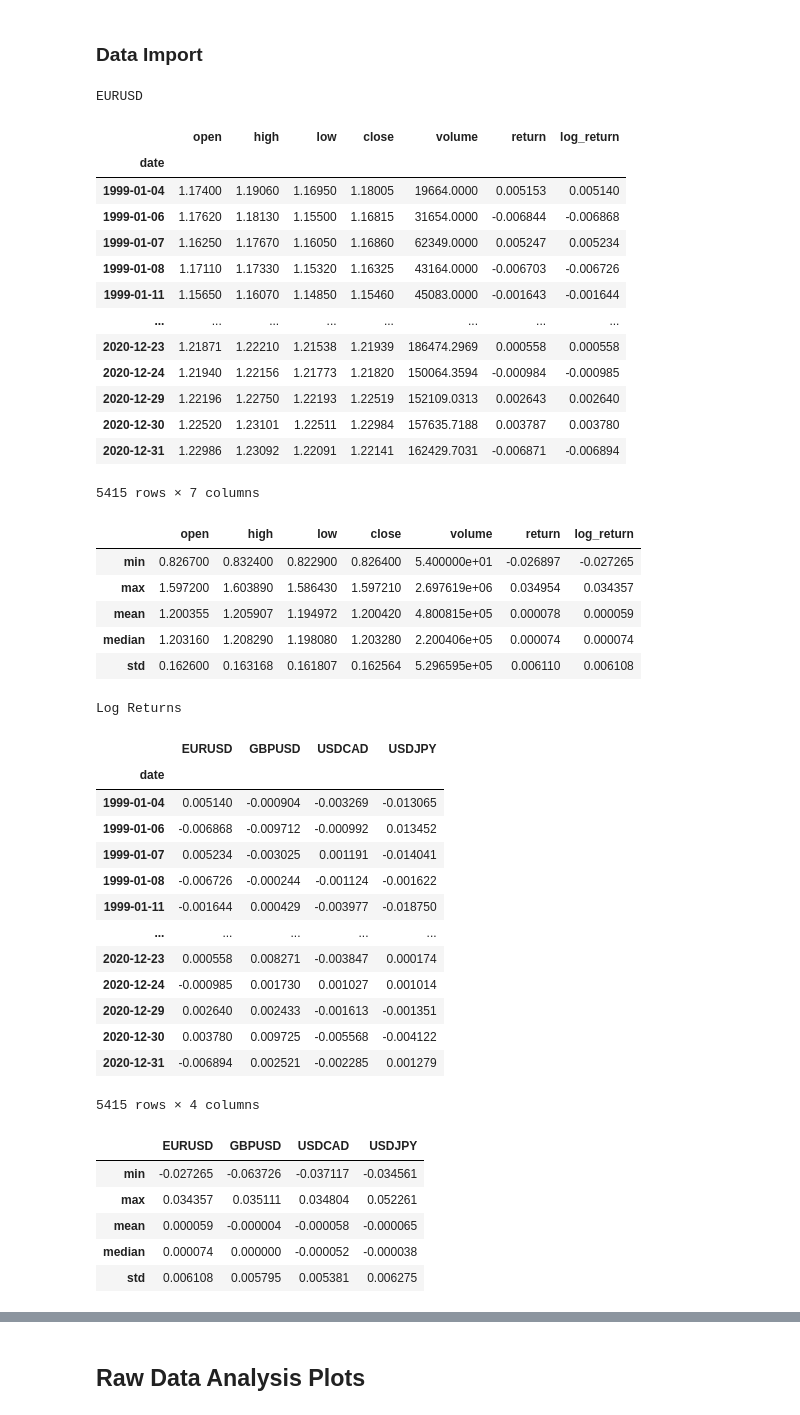
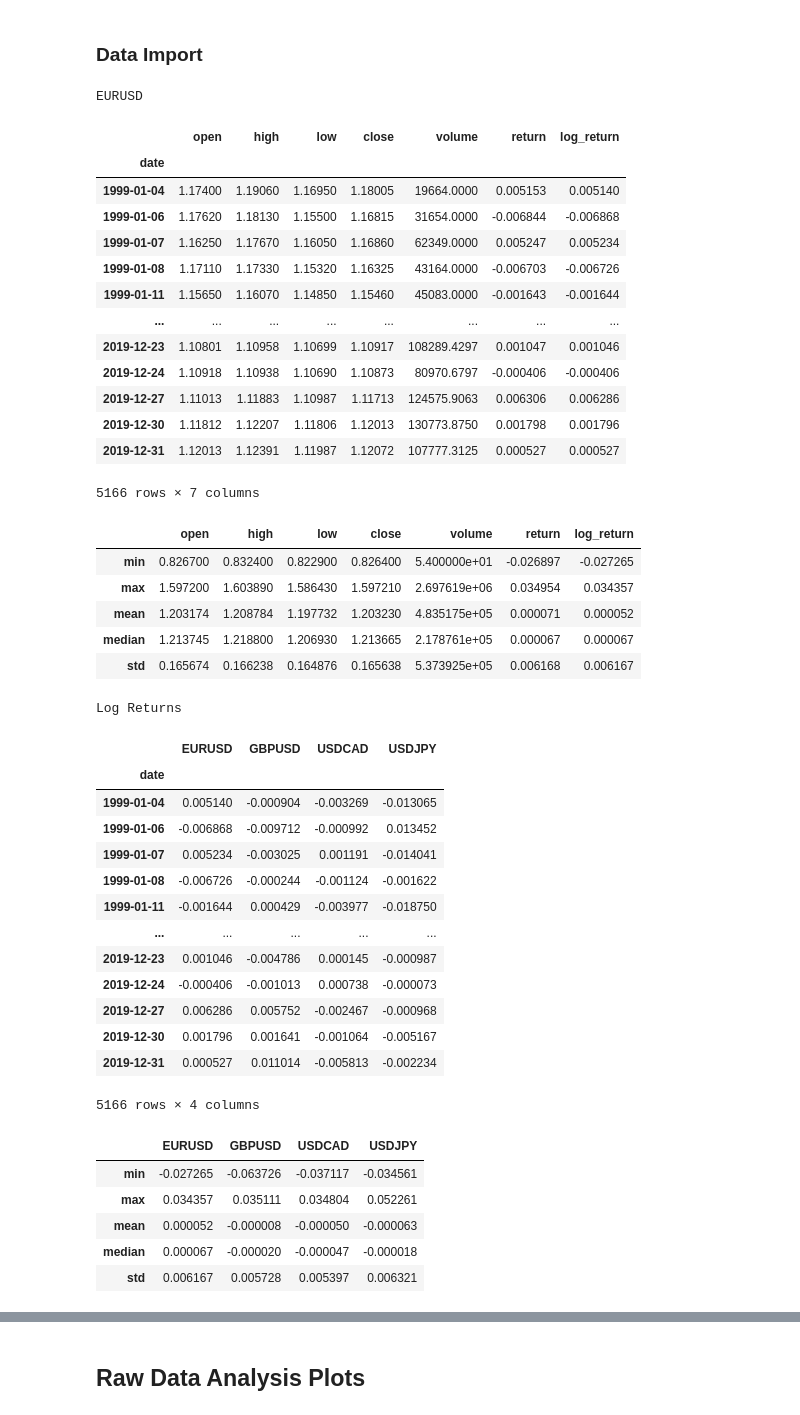
Before and after one commit to cameronperot/qbm-quant-finance, a Jupyter notebook: notebooks/data_analysis.ipynb, the cells around one changed output, grey strips where cells are left out. Drawn from its saved outputs; the diff is of its cells as text; code cells hidden in the pictures.

```diff
--- a/notebooks/data_analysis.ipynb
+++ b/notebooks/data_analysis.ipynb
@@ -56,7 +56,7 @@ plots_dir = project_dir / "results/plots/data_analysis"
 
 data_source = "dukascopy"
 start_date = datetime(1999, 1, 1)
-end_date = datetime(2020, 12, 31)
+end_date = datetime(2019, 12, 31)
 currency_pairs = ["EURUSD", "GBPUSD", "USDCAD", "USDJPY"]
 
 dfs, log_returns_raw = load_raw_data(
@@ -64,45 +64,45 @@ dfs, log_returns_raw = load_raw_data(
     data_source,
     start_date=datetime(1990, 1, 1),
     end_date=datetime(2021, 12, 31),
 )
 log_returns_raw.to_csv(data_dir / f"train/{data_source}.csv")
 
 # filter dates
 for pair, df in dfs.items():
     dfs[pair] = df.loc[(df.index >= start_date) & (df.index <= end_date)]
 log_returns_raw = log_returns_raw.loc[
     (log_returns_raw.index >= start_date) & (log_returns_raw.index <= end_date)
 ]
 
 print("EURUSD")
 display(dfs["EURUSD"])
 display(compute_df_stats(dfs["EURUSD"]))
 
 print("Log Returns")
 display(log_returns_raw)
 display(compute_df_stats((log_returns_raw)))
 # %% [output]
 EURUSD
 |  | open | high | low | close | volume | return | log_return |
 | date |  |  |  |  |  |  |  |
 | 1999-01-04 | 1.17400 | 1.19060 | 1.16950 | 1.18005 | 19664.0000 | 0.005153 | 0.005140 |
 | 1999-01-06 | 1.17620 | 1.18130 | 1.15500 | 1.16815 | 31654.0000 | -0.006844 | -0.006868 |
 | 1999-01-07 | 1.16250 | 1.17670 | 1.16050 | 1.16860 | 62349.0000 | 0.005247 | 0.005234 |
 | 1999-01-08 | 1.17110 | 1.17330 | 1.15320 | 1.16325 | 43164.0000 | -0.006703 | -0.006726 |
 | 1999-01-11 | 1.15650 | 1.16070 | 1.14850 | 1.15460 | 45083.0000 | -0.001643 | -0.001644 |
 | ... | ... | ... | ... | ... | ... | ... | ... |
-| 2020-12-23 | 1.21871 | 1.22210 | 1.21538 | 1.21939 | 186474.2969 | 0.000558 | 0.000558 |
-| 2020-12-24 | 1.21940 | 1.22156 | 1.21773 | 1.21820 | 150064.3594 | -0.000984 | -0.000985 |
-| 2020-12-29 | 1.22196 | 1.22750 | 1.22193 | 1.22519 | 152109.0313 | 0.002643 | 0.002640 |
-| 2020-12-30 | 1.22520 | 1.23101 | 1.22511 | 1.22984 | 157635.7188 | 0.003787 | 0.003780 |
-| 2020-12-31 | 1.22986 | 1.23092 | 1.22091 | 1.22141 | 162429.7031 | -0.006871 | -0.006894 |
+| 2019-12-23 | 1.10801 | 1.10958 | 1.10699 | 1.10917 | 108289.4297 | 0.001047 | 0.001046 |
+| 2019-12-24 | 1.10918 | 1.10938 | 1.10690 | 1.10873 | 80970.6797 | -0.000406 | -0.000406 |
+| 2019-12-27 | 1.11013 | 1.11883 | 1.10987 | 1.11713 | 124575.9063 | 0.006306 | 0.006286 |
+| 2019-12-30 | 1.11812 | 1.12207 | 1.11806 | 1.12013 | 130773.8750 | 0.001798 | 0.001796 |
+| 2019-12-31 | 1.12013 | 1.12391 | 1.11987 | 1.12072 | 107777.3125 | 0.000527 | 0.000527 |
-5415 rows × 7 columns
+5166 rows × 7 columns
 |  | open | high | low | close | volume | return | log_return |
 | min | 0.826700 | 0.832400 | 0.822900 | 0.826400 | 5.400000e+01 | -0.026897 | -0.027265 |
 | max | 1.597200 | 1.603890 | 1.586430 | 1.597210 | 2.697619e+06 | 0.034954 | 0.034357 |
-| mean | 1.200355 | 1.205907 | 1.194972 | 1.200420 | 4.800815e+05 | 0.000078 | 0.000059 |
-| median | 1.203160 | 1.208290 | 1.198080 | 1.203280 | 2.200406e+05 | 0.000074 | 0.000074 |
-| std | 0.162600 | 0.163168 | 0.161807 | 0.162564 | 5.296595e+05 | 0.006110 | 0.006108 |
+| mean | 1.203174 | 1.208784 | 1.197732 | 1.203230 | 4.835175e+05 | 0.000071 | 0.000052 |
+| median | 1.213745 | 1.218800 | 1.206930 | 1.213665 | 2.178761e+05 | 0.000067 | 0.000067 |
+| std | 0.165674 | 0.166238 | 0.164876 | 0.165638 | 5.373925e+05 | 0.006168 | 0.006167 |
 Log Returns
 |  | EURUSD | GBPUSD | USDCAD | USDJPY |
 | date |  |  |  |  |
@@ -112,15 +112,15 @@ Log Returns
 | 1999-01-08 | -0.006726 | -0.000244 | -0.001124 | -0.001622 |
 | 1999-01-11 | -0.001644 | 0.000429 | -0.003977 | -0.018750 |
 | ... | ... | ... | ... | ... |
-| 2020-12-23 | 0.000558 | 0.008271 | -0.003847 | 0.000174 |
-| 2020-12-24 | -0.000985 | 0.001730 | 0.001027 | 0.001014 |
-| 2020-12-29 | 0.002640 | 0.002433 | -0.001613 | -0.001351 |
-| 2020-12-30 | 0.003780 | 0.009725 | -0.005568 | -0.004122 |
-| 2020-12-31 | -0.006894 | 0.002521 | -0.002285 | 0.001279 |
+| 2019-12-23 | 0.001046 | -0.004786 | 0.000145 | -0.000987 |
+| 2019-12-24 | -0.000406 | -0.001013 | 0.000738 | -0.000073 |
+| 2019-12-27 | 0.006286 | 0.005752 | -0.002467 | -0.000968 |
+| 2019-12-30 | 0.001796 | 0.001641 | -0.001064 | -0.005167 |
+| 2019-12-31 | 0.000527 | 0.011014 | -0.005813 | -0.002234 |
-5415 rows × 4 columns
+5166 rows × 4 columns
 |  | EURUSD | GBPUSD | USDCAD | USDJPY |
 | min | -0.027265 | -0.063726 | -0.037117 | -0.034561 |
 | max | 0.034357 | 0.035111 | 0.034804 | 0.052261 |
-| mean | 0.000059 | -0.000004 | -0.000058 | -0.000065 |
-| median | 0.000074 | 0.000000 | -0.000052 | -0.000038 |
-| std | 0.006108 | 0.005795 | 0.005381 | 0.006275 |
+| mean | 0.000052 | -0.000008 | -0.000050 | -0.000063 |
+| median | 0.000067 | -0.000020 | -0.000047 | -0.000018 |
+| std | 0.006167 | 0.005728 | 0.005397 | 0.006321 |
```
Also changed, not shown: parts of 20 cells of this notebook.
